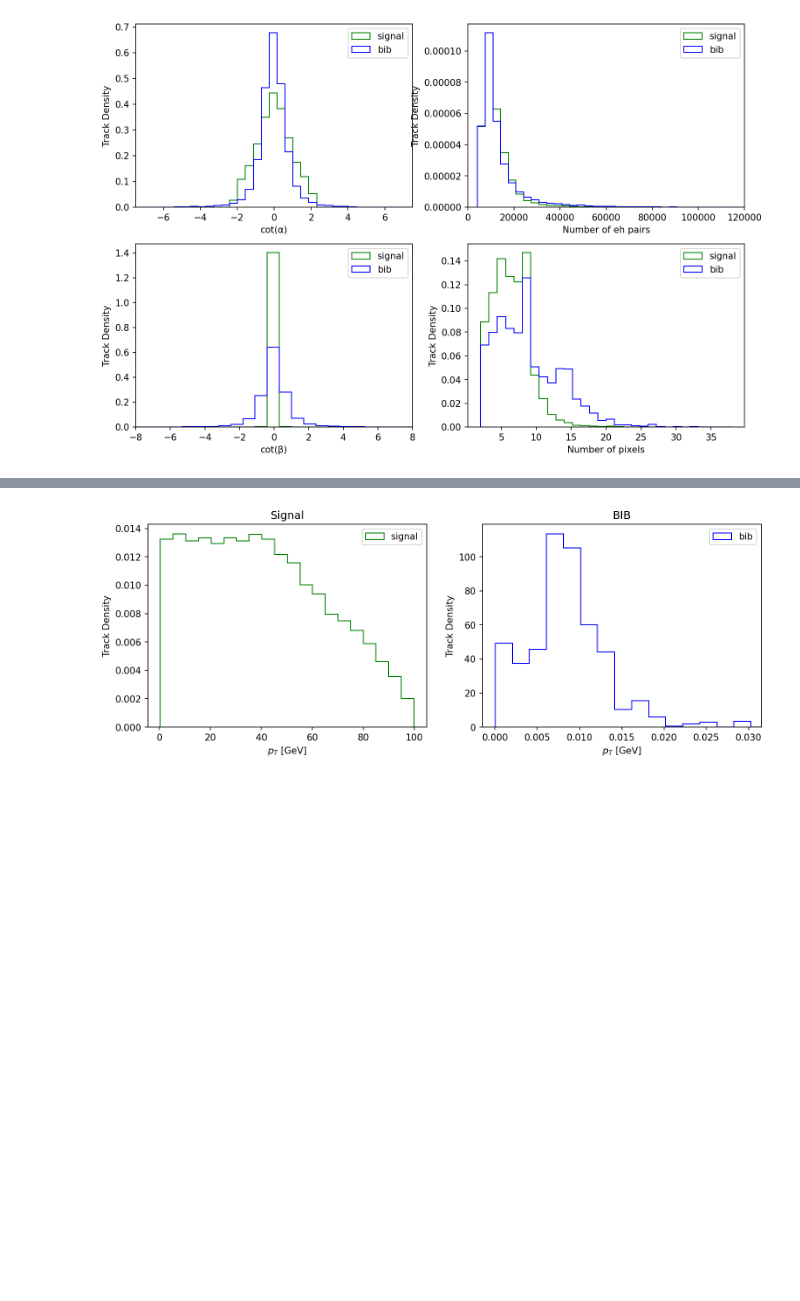
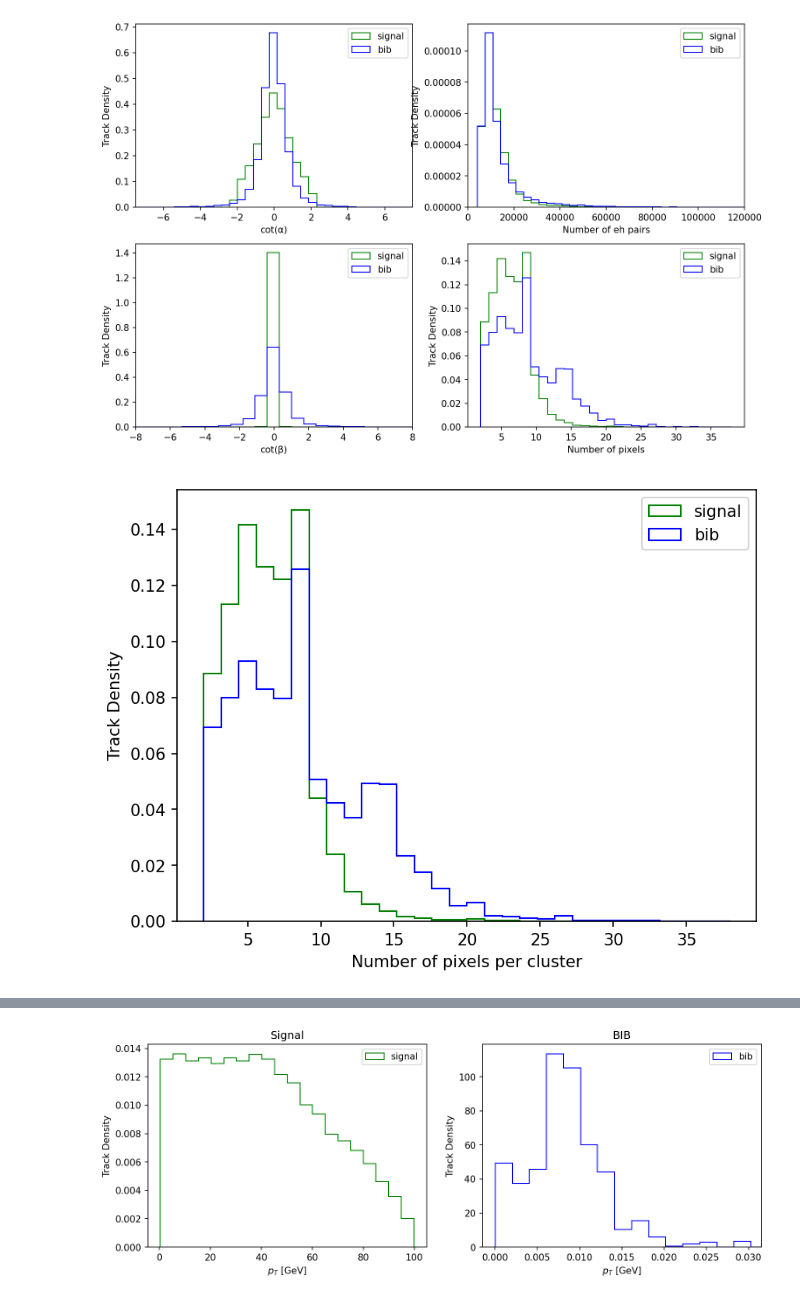
Before and after one commit to elizahoward/cmspix28-mc-sim, a Jupyter notebook: yprofileMuC.ipynb, the cells around one changed output, grey strips where cells are left out. Drawn from its saved outputs; the diff is of its cells as text; code cells hidden in the pictures; blank space fills up the shorter version.

```diff
--- a/yprofileMuC.ipynb
+++ b/yprofileMuC.ipynb
@@ -313,3 +387,12 @@ ax[1,1].legend()
 plt.show()
 # %% [output]
 [figure]
+# %%
+n, bins, patches = plt.hist(nPixelssig,bins=30,histtype='step',color='g',align='mid',density=True,label="signal")
+plt.hist(nPixelsbib,bins=bins,histtype='step',color='b',align='mid',density=True,label="bib")
+plt.xlabel('Number of pixels per cluster')
+plt.ylabel('Track Density')
+plt.legend()
+plt.show()
+# %% [output]
+[figure, added]
```
Also changed, not shown: parts of 16 cells of this notebook, 4 other files.
